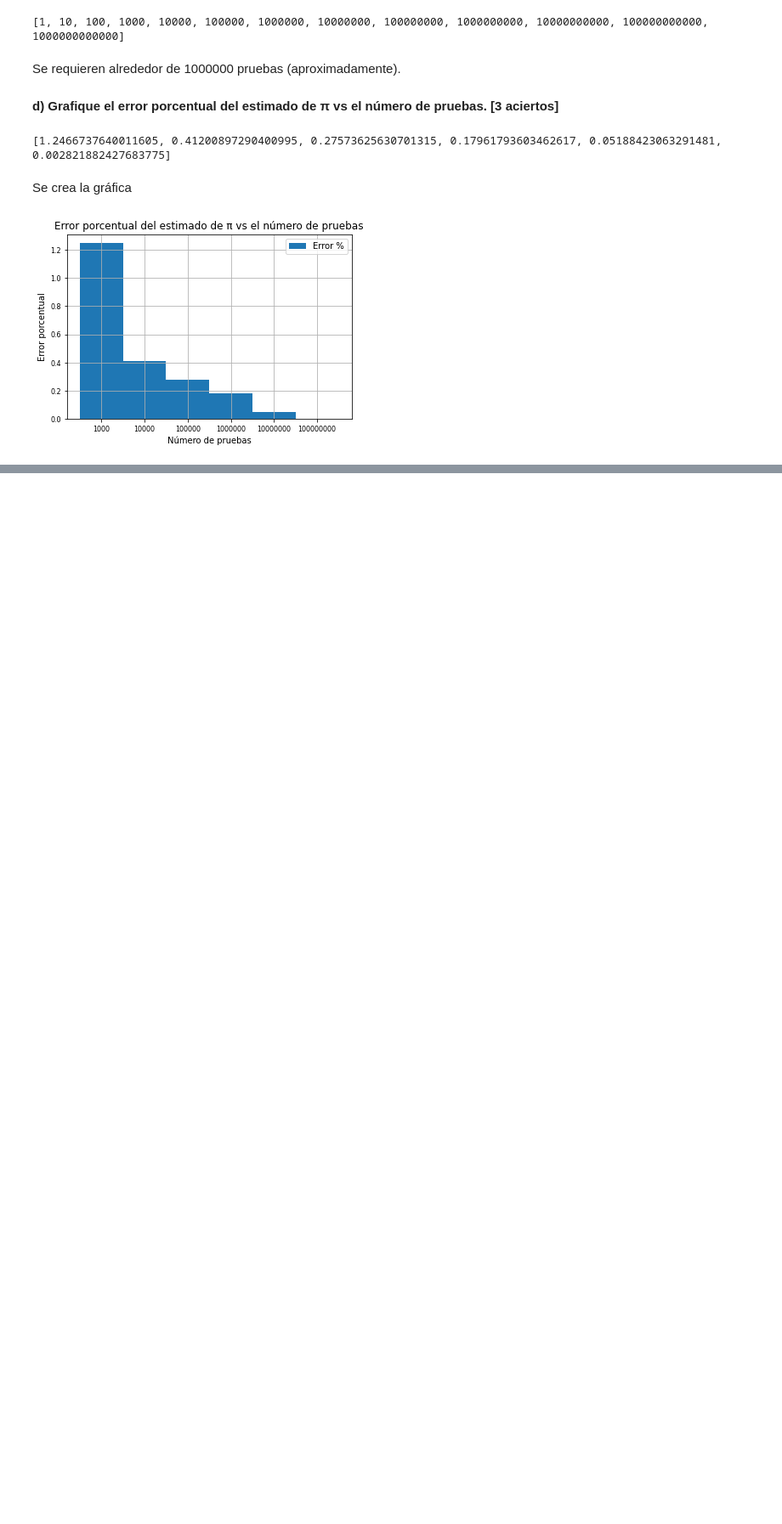
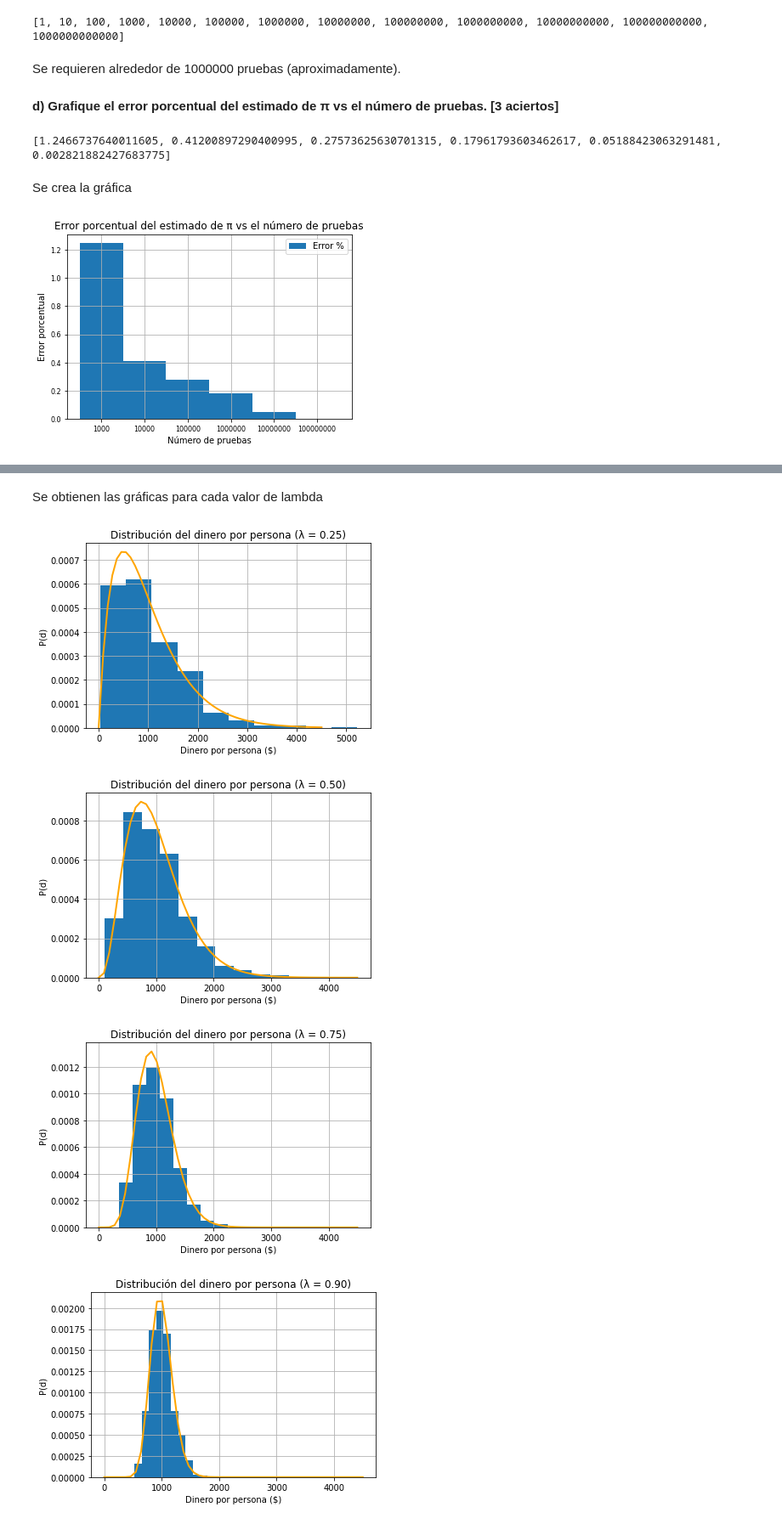
Before and after one commit to AdrianDiazGaxiola/ProyectoSF, a Jupyter notebook: Proyecto_SF.ipynb, the cells around one changed output, grey strips where cells are left out. Shown: that part at 85% size. Saved outputs shown, nothing was run; the diff lists cells and outputs as text; code cells hidden in the pictures; blank space fills up the shorter version.

```diff
--- a/Proyecto_SF.ipynb
+++ b/Proyecto_SF.ipynb
@@ -295,0 +354,3 @@ plt.show()
+# %%
+def nlambda (lamb):
+  return (1 + (3*lamb)/(1-lamb))
@@ -295,0 +359,13 @@ plt.show()
+# %%
+def intercambio (gamma):
+  N=1000                                          #Cantidad de personas
+  D=np.ones(N)*1000                               #Generar un arreglo con el mismo dinero inicial para todos
+  for i in range(10**7):                          #Hacer 10,000,000 intercambios
+      a=np.random.randint(0,N)                    #Seleccionar las dos personas que hacen el intercambio
+      b=np.random.randint(0,N)
+      while b==a: b=np.random.randint(0,N)        #Para evitar que se intercambie el dinero con la misma persona
+      eps=np.random.random()                      #Generar epsilon
+      delta = (1 - gamma)*(eps*D[b] - (1 - eps)*D[a])    #Generar delta
+      D[a]=D[a] + delta                           #Asignamos el dinero a cada persona
+      D[b]=D[b] - delta
+  return D
@@ -295,0 +374,26 @@ plt.show()
+# %%
+lambdas = [0.25, 0.5, 0.75, 0.9]
+# %% [markdown]
+Se obtienen las gráficas para cada valor de lambda
+# %%
+for lamb in lambdas:
+  D = intercambio(lamb)
+
+  m = np.mean(D)
+  n = nlambda(lamb)
+  g = gamma(n)
+  fx = ((1/g)*(n/m)**n)*(x**(n-1)) * np.exp(-((n*x)/m))
+
+  plt.figure()
+  x = np.linspace(0, 4500)
+  plt.plot(x, fx, color='orange', linewidth = 2)
+  plt.hist(D,density=True)                                      #Hacer distribución de D
+  plt.grid()                                                    #Poner cuadrícula
+  plt.title('Distribución del dinero por persona (λ = %.2f)' % lamb)              #Configurar título y ejes
+  plt.ylabel('P(d)')
+  plt.xlabel('Dinero por persona ($)')
+# %% [output]
+[figure, added]
+[figure, added]
+[figure, added]
+[figure, added]
```
Also changed, not shown: parts of 22 cells of this notebook.
